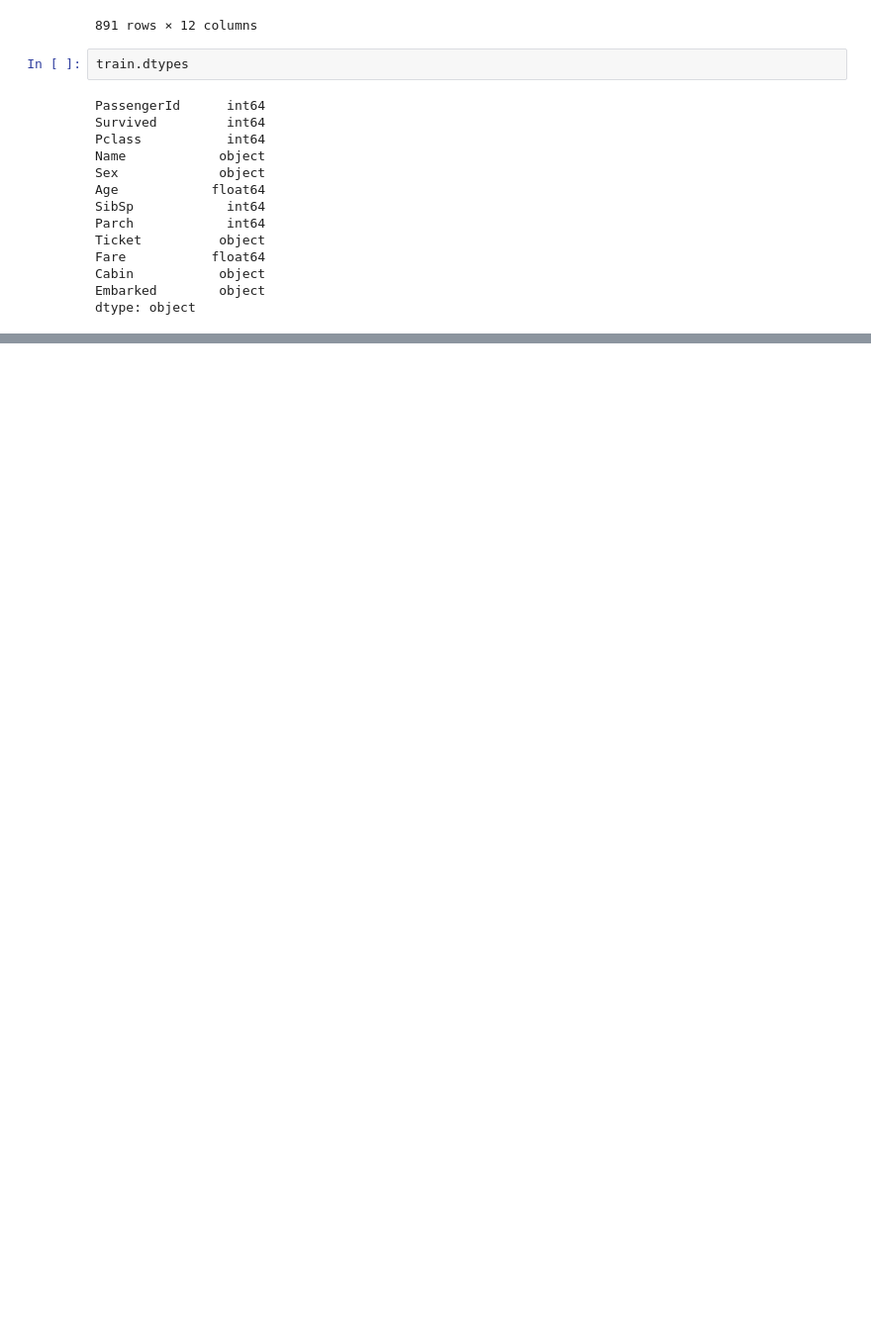
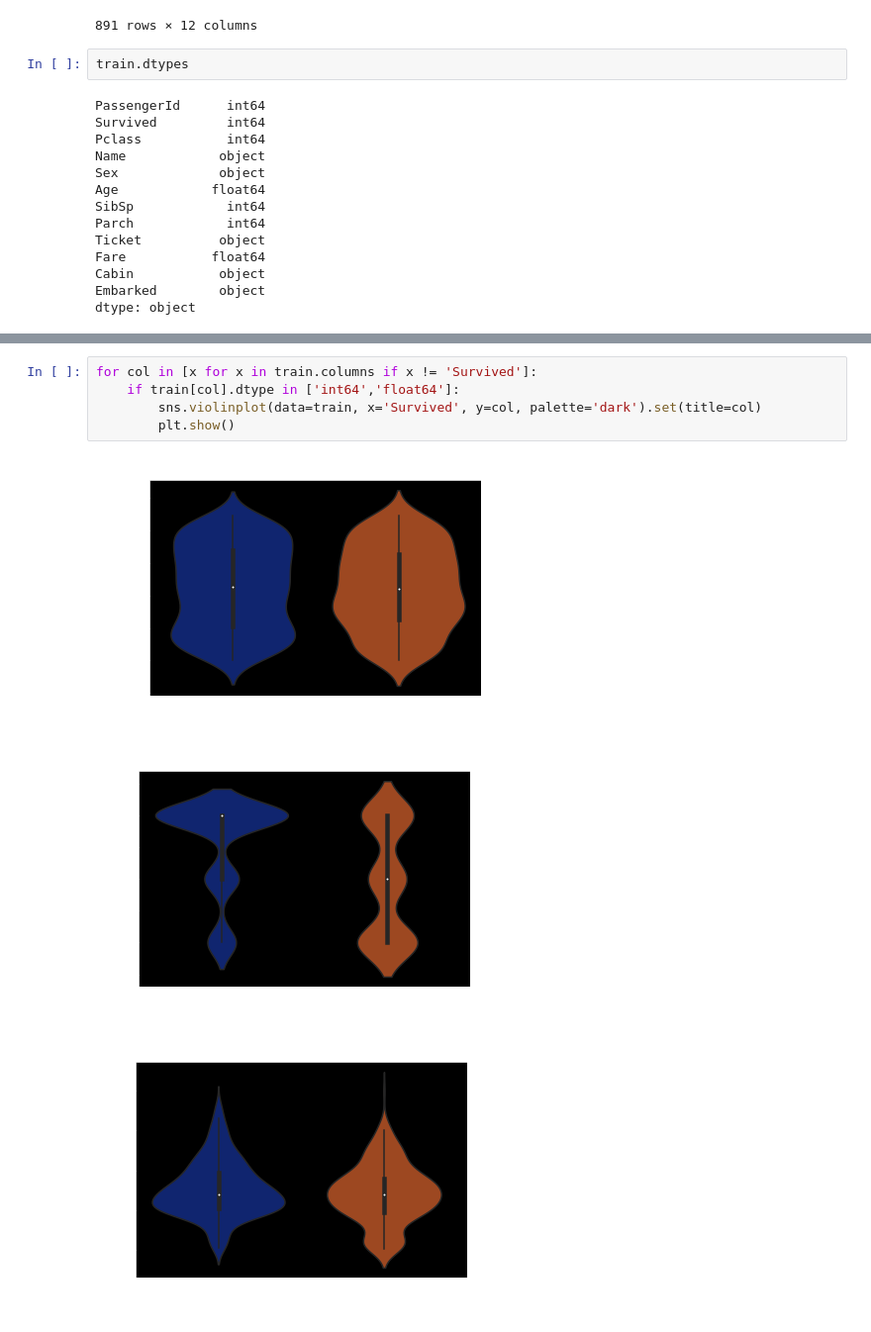
Before and after one commit to mattgpaul/Titanic, a Jupyter notebook: titanic.ipynb, the cells around one changed output, grey strips where cells are left out. Shown at 99% size. Drawn from its saved outputs; the diff is of its cells as text; blank space fills up the shorter version.

```diff
--- a/titanic.ipynb
+++ b/titanic.ipynb
@@ -78,0 +96,9 @@ for col in [x for x in train.columns if x != 'Survived']:
+# %%
+for col in [x for x in train.columns if x != 'Survived']:
+    if train[col].dtype in ['int64','float64']:
+        sns.violinplot(data=train, x='Survived', y=col, palette='dark').set(title=col)
+        plt.show()
+# %% [output]
+[figure, added]
+[figure, added]
+[figure, added]
```
Also changed, not shown: parts of 6 cells of this notebook.
